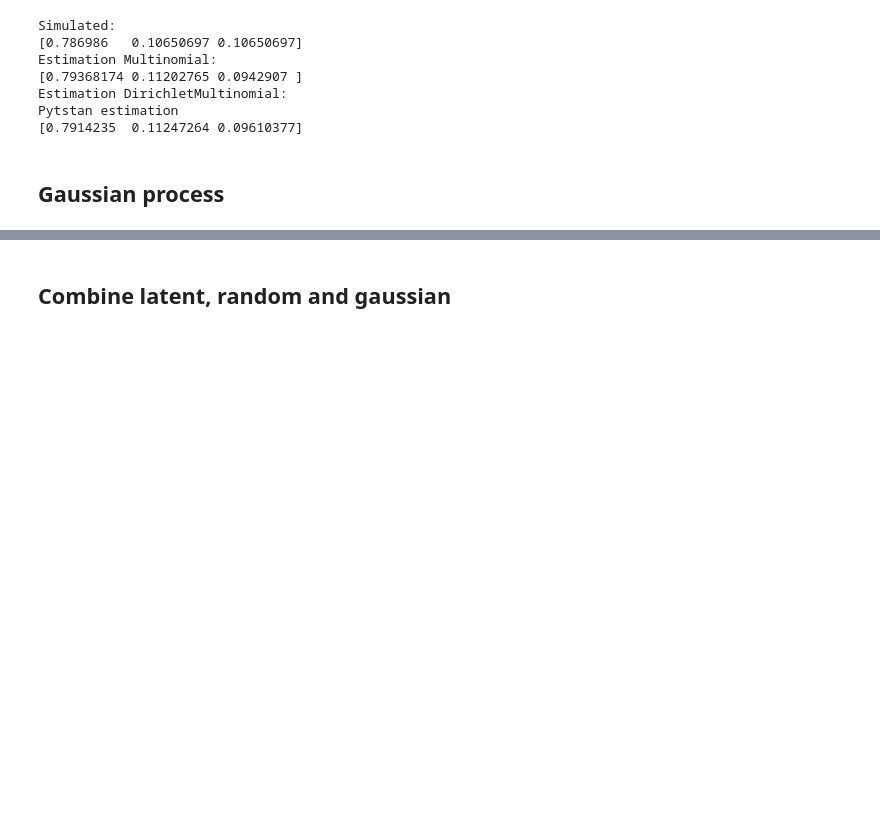
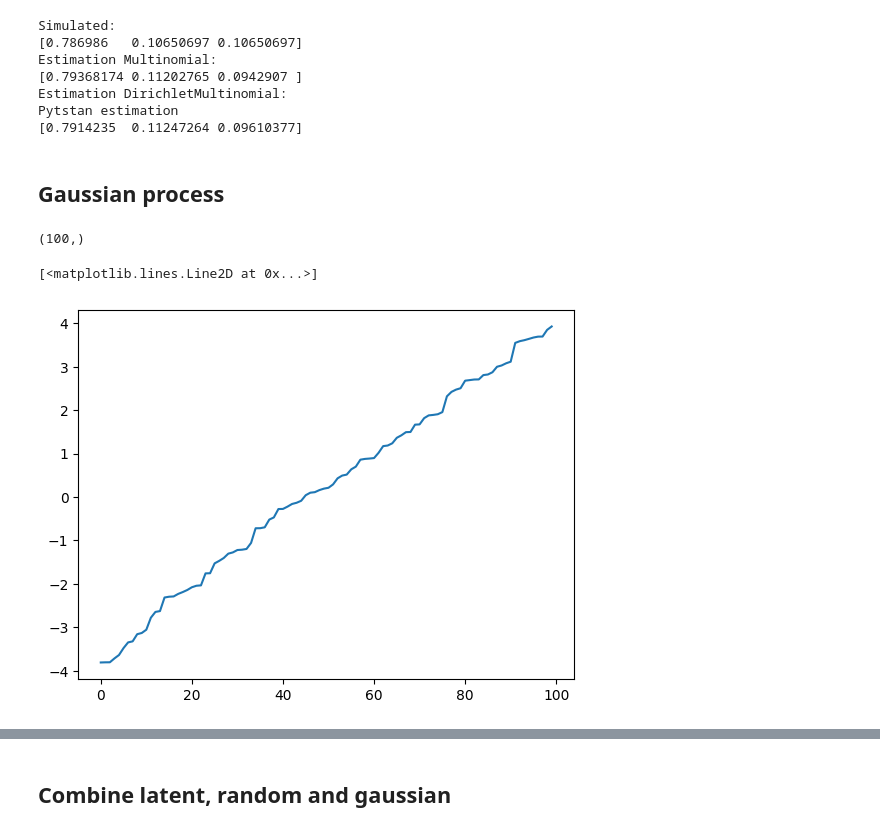
Before and after one commit to BGN-for-ASNA/BI, a Jupyter notebook: bi/honnor/honnor mode.ipynb, the cells around one changed output, grey strips where cells are left out. Cells and saved outputs as stored; diff of their text form; code cells hidden in the pictures; blank space fills up the shorter version.

```diff
--- a/bi/honnor/honnor mode.ipynb
+++ b/bi/honnor/honnor mode.ipynb
@@ -144,7 +16,0 @@ dist.exponential
-# %%
-from numpyro import sample as lk
-from samplers import sampler
-
-sample = sampler()
-sample.exponential(sample_shape = (1,), seed = 0)
-sample.normal(sample_shape = (1,), seed = 0)
@@ -2586,0 +2622,9 @@ a = r[1] @ jnp.transpose(r[1]) @ Z
+# %%
+sample.uniform(-4,4, sample_shape=(100,)).shape
+# %% [output]
+(100,)
+# %%
+plt.plot(jnp.arange(0,100), jnp.sort(sample.uniform(-4,4, sample_shape=(100,))))
+# %% [output]
+[<matplotlib.lines.Line2D at 0x...>]
+[figure, added]
```
Also changed, not shown: parts of 55 cells of this notebook, 8 other files.
